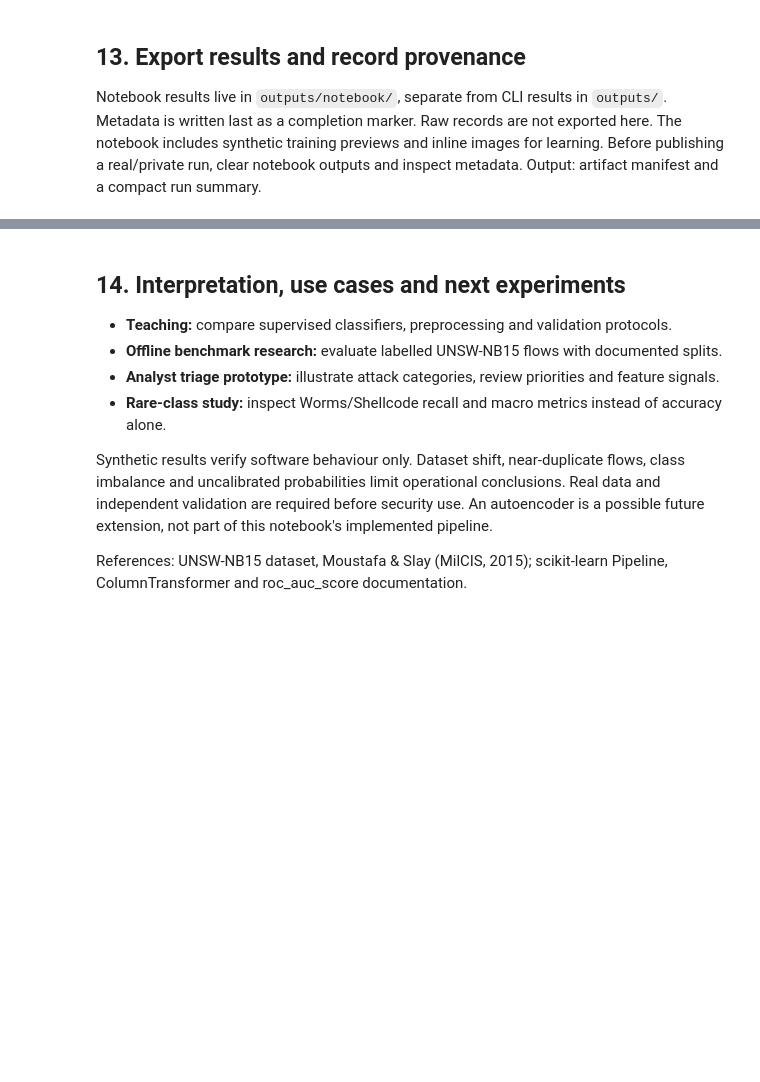
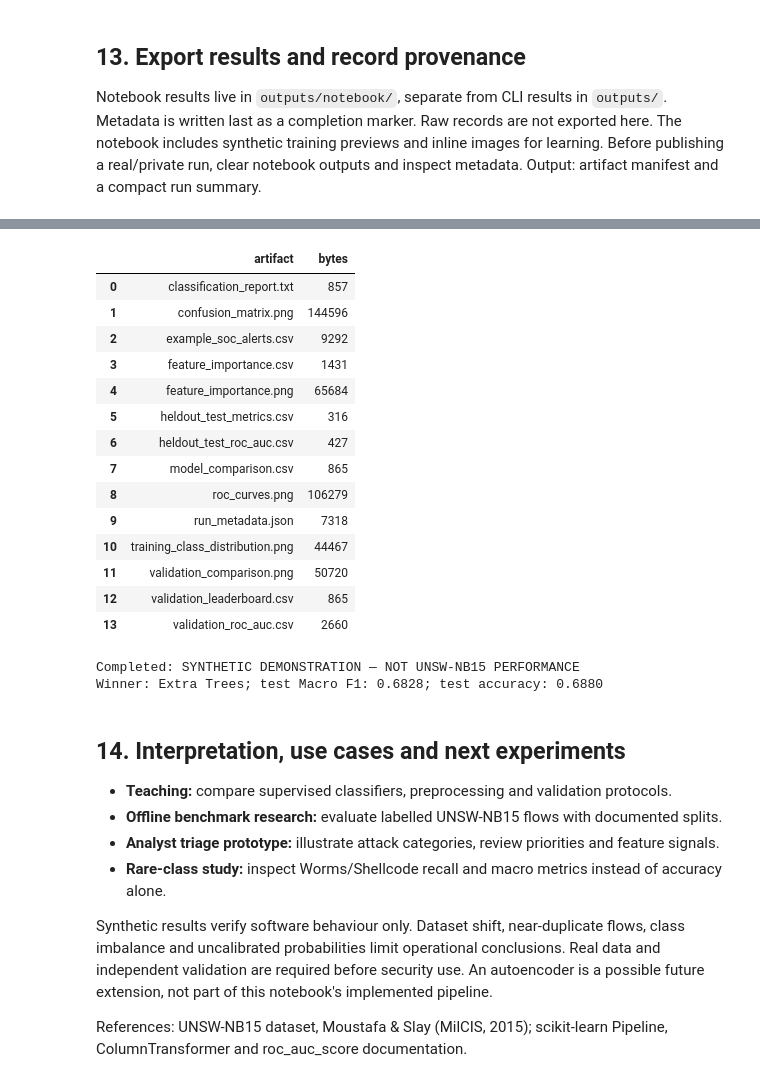
Before and after one commit to Rohan-Ktksu/axynetra, a Jupyter notebook: Axynetra_ML_Workflow.ipynb, the cells around one changed output, grey strips where cells are left out. Drawn from its saved outputs; the diff is of its cells as text; code cells hidden in the pictures; blank space fills up the shorter version.

```diff
--- a/Axynetra_ML_Workflow.ipynb
+++ b/Axynetra_ML_Workflow.ipynb
@@ -540,3 +661,55 @@ Winner: Extra Trees; test Macro F1: 0.6828; test accuracy: 0.6880
+# %%
+leaderboard.to_csv(OUT / 'validation_leaderboard.csv', index=False)
+leaderboard.to_csv(OUT / 'model_comparison.csv', index=False)
+pd.DataFrame(validation_auc_rows).to_csv(OUT / 'validation_roc_auc.csv', index=False)
+pd.DataFrame([test_metrics]).to_csv(OUT / 'heldout_test_metrics.csv', index=False)
+pd.DataFrame(test_auc_rows).to_csv(OUT / 'heldout_test_roc_auc.csv', index=False)
+importance.to_csv(OUT / 'feature_importance.csv', index=False)
+# Neutralize spreadsheet formulas in any string data, without changing numeric values.
+export_alerts = alerts.copy()
+for column in export_alerts.select_dtypes(include=['object', 'string']).columns:
+    export_alerts[column] = export_alerts[column].map(
+        lambda value: "'" + value if isinstance(value, str) and value.lstrip().startswith(('=', '+', '-', '@')) else value)
+export_alerts.to_csv(OUT / 'example_soc_alerts.csv', index=False)
+(OUT / 'classification_report.txt').write_text(
+    RUN_LABEL + '\n' + classification_report(y_test, test_predictions, labels=CLASSES, zero_division=0),
+    encoding='utf-8')
+metadata = {
+    'project': 'Axynetra', 'dataset': RUN_LABEL, 'is_synthetic_smoke_test': SMOKE_TEST,
+    'seed': SEED, 'versions': versions, 'provenance': provenance,
+    'max_train': MAX_TRAIN, 'max_test': MAX_TEST,
+    'train_rows': len(train), 'fit_train_rows': len(fit), 'val_rows': len(validation), 'test_rows': len(test),
+    'predictor_count': len(features), 'excluded_leakage_columns': sorted(LEAKAGE_COLUMNS),
+    'best_model': best_name, 'feature_importance_model': importance_model,
+    'validation_split_info': split_info, 'validation_leaderboard': leaderboard.to_dict('records'),
+    'heldout_test_evaluation': test_metrics, 'heldout_test_per_class': per_class,
+    'heldout_test_roc_auc': test_auc_rows,
+    'selection_protocol': 'Validation Macro F1; refit winner on full train; one held-out evaluation per run.',
+}
+(OUT / 'run_metadata.json').write_text(json.dumps(metadata, indent=2), encoding='utf-8')
+display(pd.DataFrame([{'artifact': path.name, 'bytes': path.stat().st_size}
+                      for path in sorted(OUT.iterdir()) if path.is_file()]))
+print(f'Completed: {RUN_LABEL}')
+print(f'Winner: {best_name}; test Macro F1: {test_metrics["macro_f1"]:.4f}; '
+      f'test accuracy: {test_metrics["accuracy"]:.4f}')
+# %% [output]
+|  | artifact | bytes |
+| 0 | classification_report.txt | 857 |
+| 1 | confusion_matrix.png | 144596 |
+| 2 | example_soc_alerts.csv | 9292 |
+| 3 | feature_importance.csv | 1431 |
+| 4 | feature_importance.png | 65684 |
+| 5 | heldout_test_metrics.csv | 316 |
+| 6 | heldout_test_roc_auc.csv | 427 |
+| 7 | model_comparison.csv | 865 |
+| 8 | roc_curves.png | 106279 |
+| 9 | run_metadata.json | 7318 |
+| 10 | training_class_distribution.png | 44467 |
+| 11 | validation_comparison.png | 50720 |
+| 12 | validation_leaderboard.csv | 865 |
+| 13 | validation_roc_auc.csv | 2660 |
+Completed: SYNTHETIC DEMONSTRATION — NOT UNSW-NB15 PERFORMANCE
+Winner: Extra Trees; test Macro F1: 0.6828; test accuracy: 0.6880
 # %% [markdown]
 ## 14. Interpretation, use cases and next experiments
 - **Teaching:** compare supervised classifiers, preprocessing and validation protocols.
```
Also changed, not shown: parts of 26 cells of this notebook, 6 other files.
